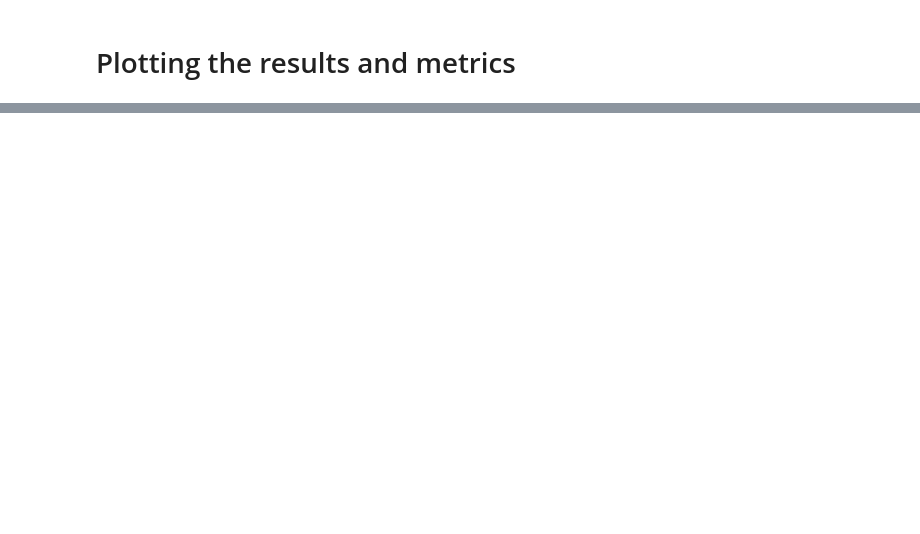
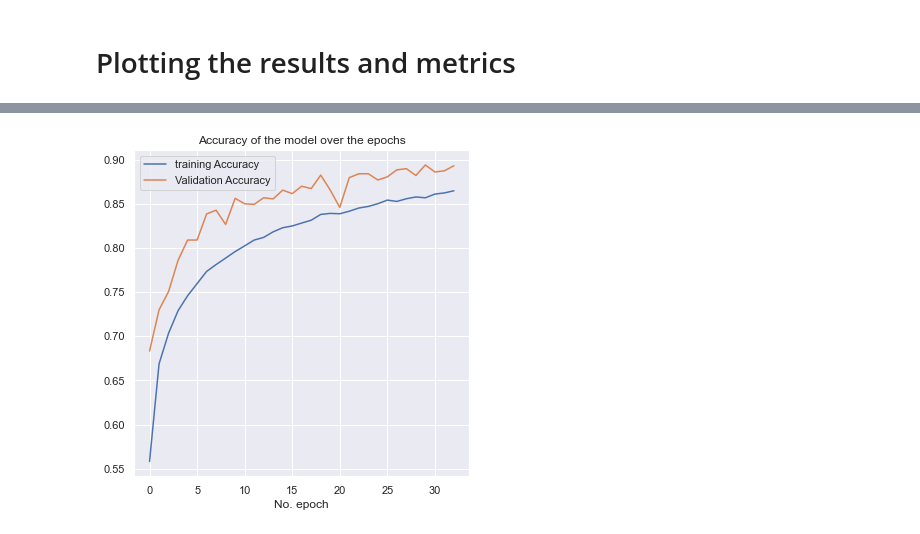
Before and after one commit to cocoalex00/Speech-recognition-COM3025, a Jupyter notebook: Convolutional_LSTM.ipynb, the cells around one changed output, grey strips where cells are left out. Saved outputs shown, nothing was run; the diff lists cells and outputs as text; code cells hidden in the pictures; blank space fills up the shorter version.

```diff
--- a/Convolutional_LSTM.ipynb
+++ b/Convolutional_LSTM.ipynb
@@ -246,3 +248,15 @@ plt.show()
+# %%
+plt.figure(figsize = (6,6))
+plt.plot(history['accuracy'], label="training Accuracy")
+plt.plot(history['val_accuracy'], label="Validation Accuracy")
+
+plt.title('Accuracy of the model over the epochs')
+
+plt.xlabel('No. epoch')
+plt.legend(loc="upper left")
+plt.show()
+# %% [output]
+[figure, added]
 # %%
 # Confusion matrix
 PermitedLabels = ['yes','no','up','down','left','right','on','off','stop','go','unknown']
```
Also changed, not shown: parts of 9 cells of this notebook, 7 other files.
